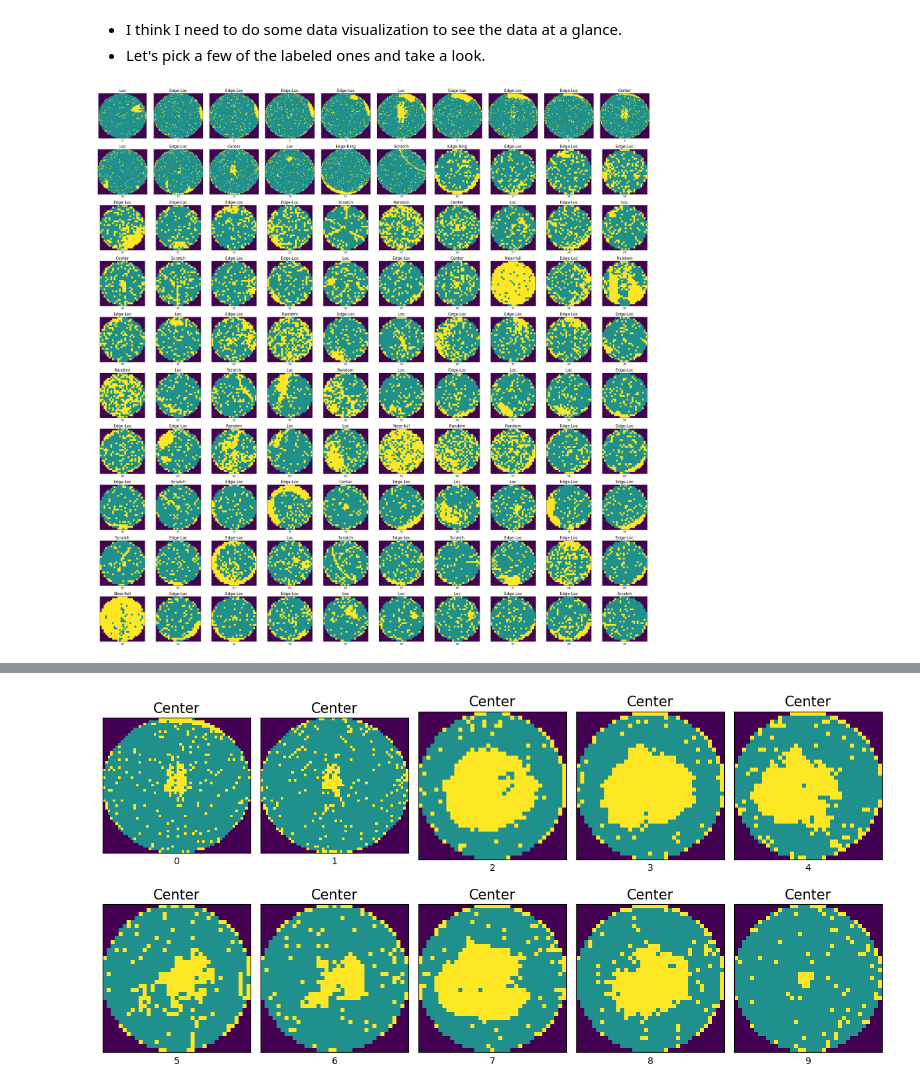
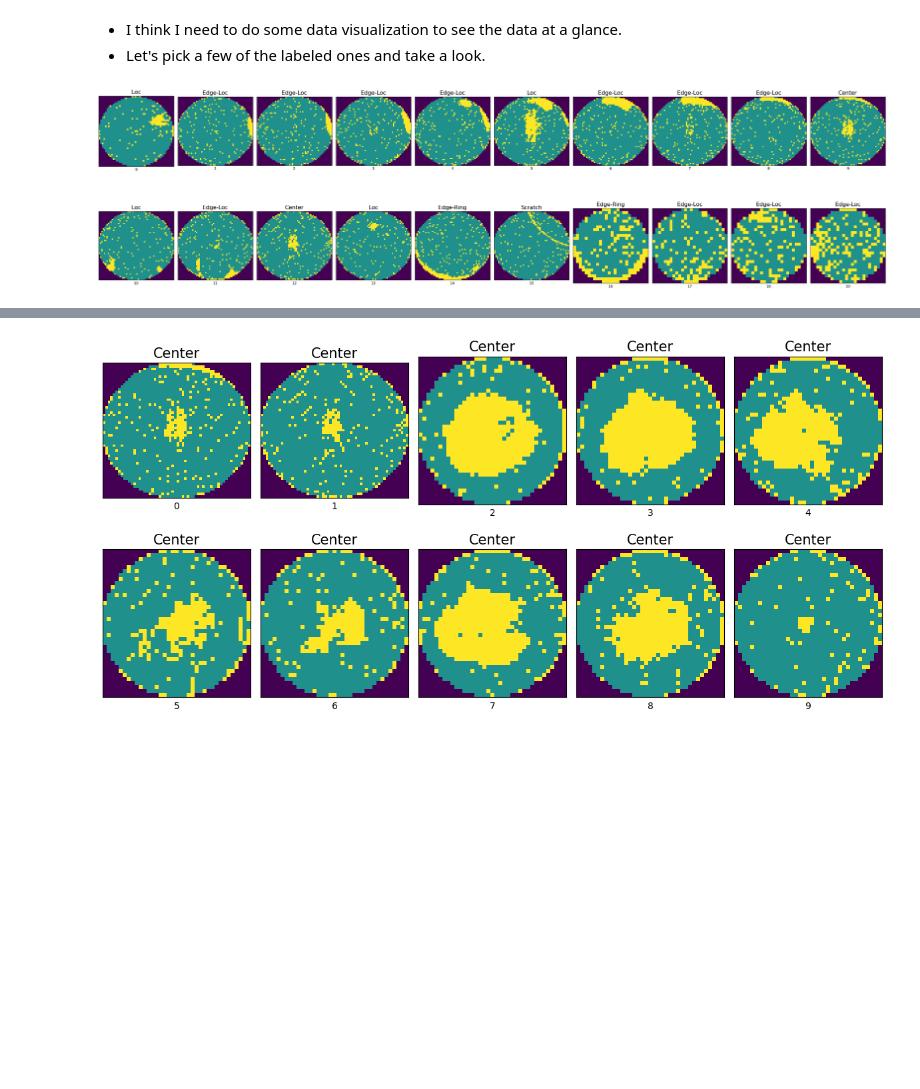
Before and after one commit to jonaschen16/wafermap, a Jupyter notebook: WM_811k_Wafermap_show.ipynb, the cells around one changed output, grey strips where cells are left out. Drawn from its saved outputs; the diff is of its cells as text; code cells hidden in the pictures; blank space fills up the shorter version.

```diff
--- a/WM_811k_Wafermap_show.ipynb
+++ b/WM_811k_Wafermap_show.ipynb
@@ -296,19 +293,19 @@ plt.show()
 - I think I need to do some data visualization to see the data at a glance.
 - Let's pick a few of the labeled ones and take a look.
 # %%
-fig, ax = plt.subplots(nrows = 10, ncols = 10, figsize=(30, 30))
+fig, ax = plt.subplots(nrows = 2, ncols = 10, figsize=(30, 10))
 ax = ax.ravel(order='C')
-for i in range(100):
+for i in range(20):
     img = df_withpattern.waferMap[i]
     ax[i].imshow(img)
     ax[i].set_title(df_withpattern.failureType[i][0][0], fontsize=15)
     ax[i].set_xlabel(df_withpattern.index[i], fontsize=10)
     ax[i].set_xticks([])
     ax[i].set_yticks([])
 plt.tight_layout()
 plt.show()
 # %% [output]
-[figure, old version]
+[figure, new version]
 # %%
 #mapping_type={'Center':0, 'Donut':1, 'Edge-Loc':2, 'Edge-Ring':3, 'Loc':4, 'Random':5,'Scratch':6, 'Near-full':7, 'none':8}
 #mapping_traintest={'Training':0, 'Test':1}
```
Also changed, not shown: parts of 3 cells of this notebook.
